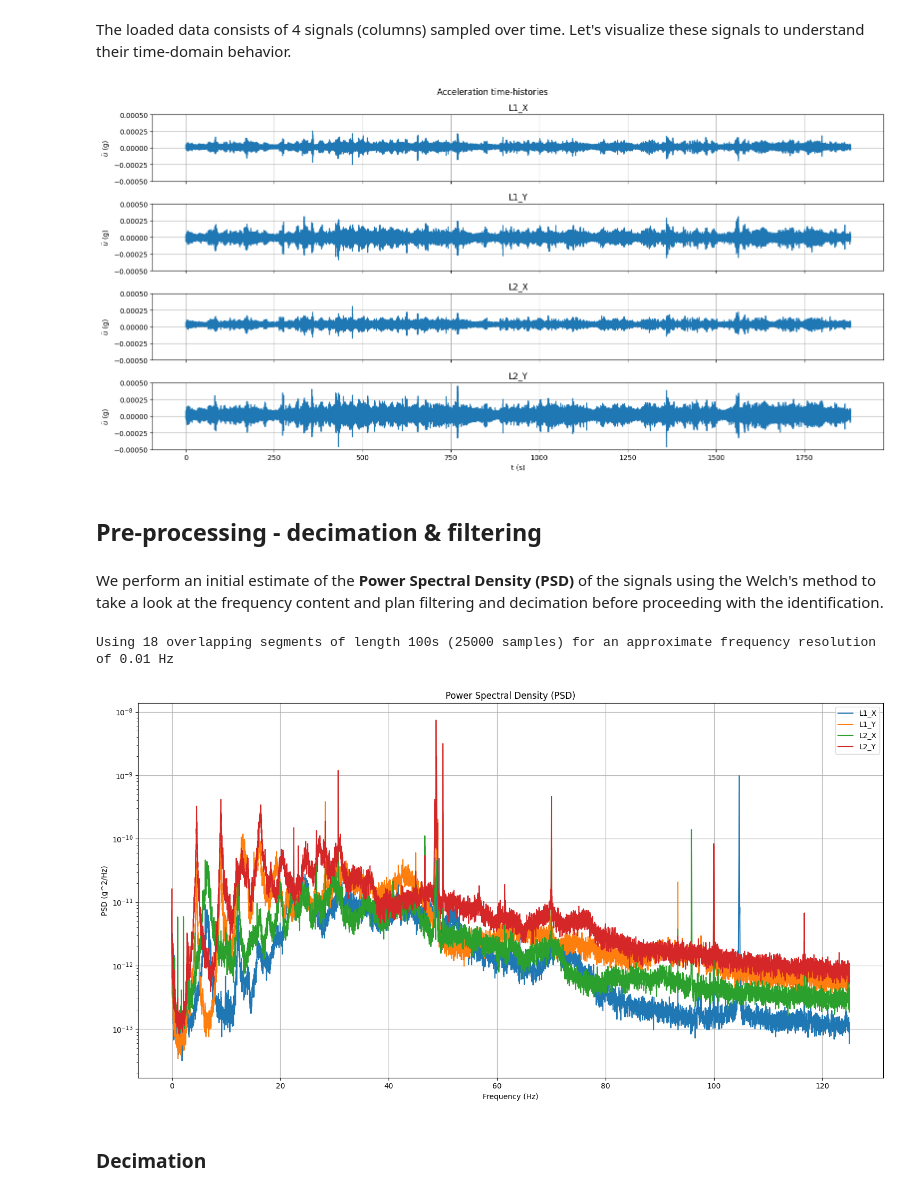
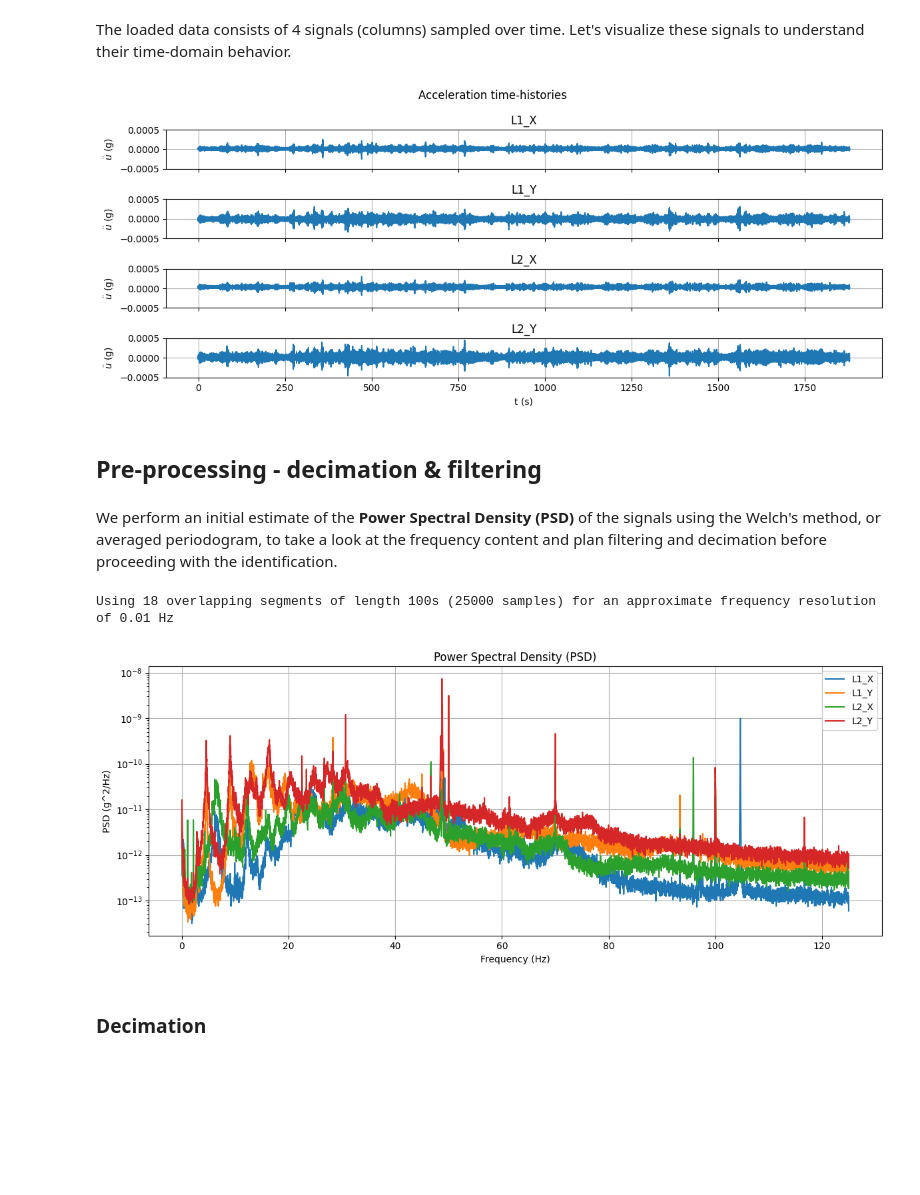
Before and after one commit to danielesivori/ROSE-PhD-Course-SHM-in-EE-2026, a Jupyter notebook: Tutorial_1_AV/Tutorial_1_AV.ipynb, the cells around one changed output. Cells and saved outputs as stored; diff of their text form; code cells hidden in the pictures; blank space fills up the shorter version.

```diff
--- a/Tutorial_1_AV/Tutorial_1_AV.ipynb
+++ b/Tutorial_1_AV/Tutorial_1_AV.ipynb
@@ -59,39 +59,39 @@ data
 fs = 250 # sampling frequency in Hz
 Ts = 1/fs # sampling period in s
 n = data.shape[0] # number of samples
 N = data.shape[1] # number of channels
 t = n / fs # length in seconds
 
 # Time vector
 time_v = np.arange(n) / fs
 
 # Define channel names as per the problem description
 channel_names = ['L1_X', 'L1_Y', 'L2_X', 'L2_Y']
 
 # Create a figure with subplots for each signal
-fig, axes = plt.subplots(nrows=N, ncols=1, figsize=(16, 8), sharex=True)
+fig, axes = plt.subplots(nrows=N, ncols=1, figsize=(12, 5), sharex=True)
 
 # Plot each signal in its own subplot
 for i in range(N):
     axes[i].plot(time_v, data[:, i], label=channel_names[i])
     axes[i].set_title(f'{channel_names[i]}')
     axes[i].set_ylabel(r'$\ddot{u}$ (g)')
     axes[i].grid(True)
     # axes[i].legend(loc='upper right')
     axes[i].set_ylim(-0.0005,0.0005)
 
 # Set a common x-axis label for the bottom subplot
 axes[-1].set_xlabel('t (s)')
 
 plt.suptitle('Acceleration time-histories')
 plt.tight_layout()
 plt.show()
 # %% [output]
-[figure, old version]
+[figure, new version]
 # %% [markdown]
 ## Pre-processing - decimation & filtering
 # %% [markdown]
-We perform an initial estimate of the **Power Spectral Density (PSD)** of the signals using the Welch's method to take a look at the frequency content and plan filtering and decimation before proceeding with the identification.
+We perform an initial estimate of the **Power Spectral Density (PSD)** of the signals using the Welch's method, or averaged periodogram, to take a look at the frequency content and plan filtering and decimation before proceeding with the identification.
 # %%
 from scipy.signal import welch
 
@@ -109,8 +109,8 @@ nseg = n // nperseg
 
 print(f"Using {nseg:.0f} overlapping segments of length {seg_len:.0f}s ({nperseg:.0f} samples) for an approximate frequency resolution of {1/seg_len:.2f} Hz")
 
-# Single figure for all PSDs
-plt.figure(figsize=(15, 8))
+# Figure
+plt.figure(figsize=(12, 5))
 
 # Plot PSD for each channel
 for i in range(N):
@@ -130,7 +130,7 @@ plt.tight_layout()
 plt.show()
 # %% [output]
 Using 18 overlapping segments of length 100s (25000 samples) for an approximate frequency resolution of 0.01 Hz
-[figure, old version]
+[figure, new version]
 # %% [markdown]
 ### Decimation
 # %% [markdown]
```
Also changed, not shown: parts of 11 cells of this notebook.
